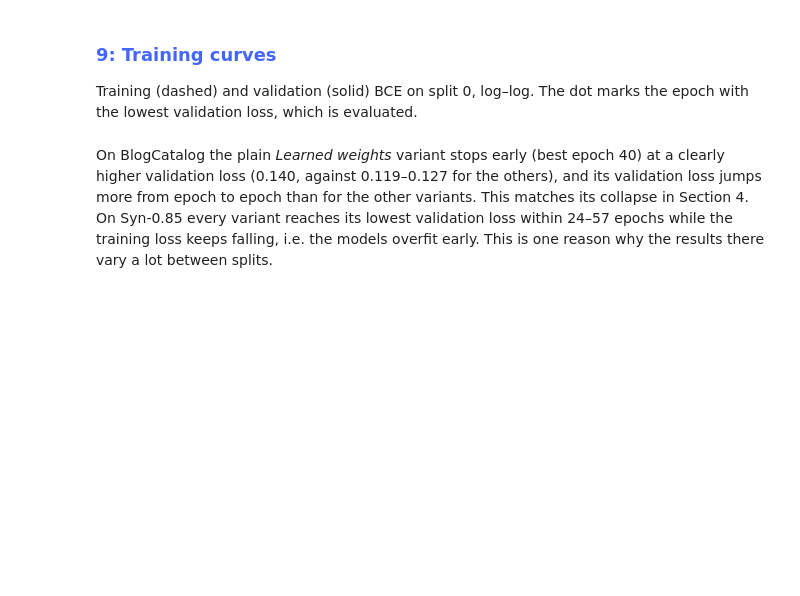
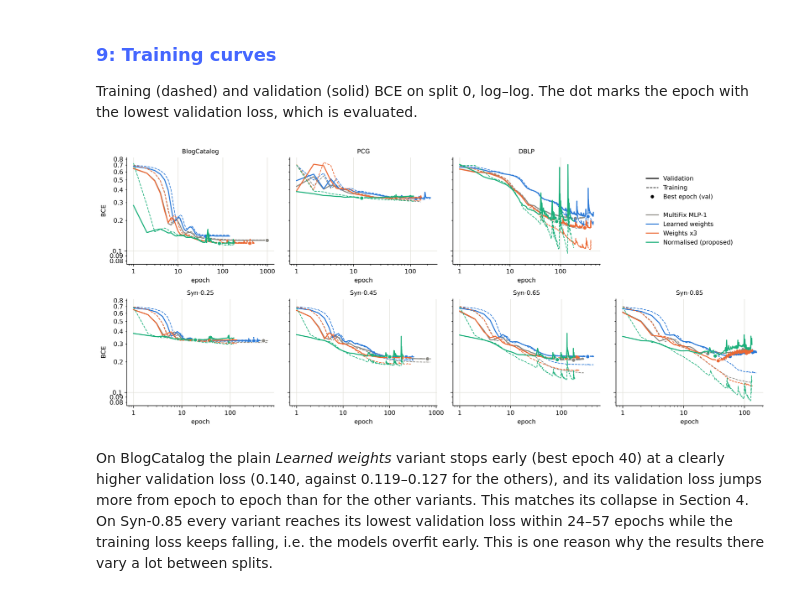
Before and after one commit to TimH149/GraphML, a Jupyter notebook: Project_Notebook.ipynb, the cells around one changed output. Cells and saved outputs as stored; diff of their text form; code cells hidden in the pictures; blank space fills up the shorter version.

```diff
--- a/Project_Notebook.ipynb
+++ b/Project_Notebook.ipynb
@@ -847,31 +1035,49 @@ The normalised variant adds about 82–88K parameters (the projections $\mathbf
 
 Training (dashed) and validation (solid) BCE on split 0, log–log. The dot marks the epoch with the lowest validation loss, which is evaluated.
 # %%
-fig, axes = plt.subplots(2, 4, figsize=(14, 6))
-for ax, key in zip(axes.flat, DATASETS):
+fig, axes = plt.subplots(2, 4, figsize=(14, 6), dpi=300, sharey=True)
+
+# 3 plots on the top row, 4 on the bottom row; top-right cell is reserved for the legend
+plot_axes = list(axes[0, :3]) + list(axes[1, :])
+legend_ax = axes[0, 3]
+
+for ax, key in zip(plot_axes, DATASETS):
     ds = key + ("-cleanval" if key == "dblp" else "")
     for v, fusion in zip(MAIN, ["concat", "weighted", "weighted-x3", "weighted-norm"]):
         c = pd.read_csv(f"{RESULTS_DIR}/curves/{ds}__relu__{fusion}__split_0__seed0.csv")
         e = c["epoch"] + 1
         ax.plot(e, c["val_loss"], color=VARIANT_COLORS[v], lw=1.5, label=v)
         ax.plot(e, c["train_loss"], color=VARIANT_COLORS[v], lw=1, ls="--")
         b = c["val_loss"].idxmin()
         ax.plot(e[b], c["val_loss"][b], "o", color=VARIANT_COLORS[v], markersize=6, markeredgecolor="white")
     ax.set_xscale("log")
     ax.set_yscale("log")
     ax.yaxis.set_major_formatter(plt.FormatStrFormatter("%g"))
     ax.yaxis.set_minor_formatter(plt.FormatStrFormatter("%g"))
     ax.xaxis.set_major_formatter(plt.FormatStrFormatter("%g"))
     ax.set_title(NAMES[key], fontsize=9)
     ax.set_xlabel("epoch")
+
 axes[0, 0].set_ylabel("BCE")
 axes[1, 0].set_ylabel("BCE")
-handles, labels = axes[0, 0].get_legend_handles_labels()
-axes.flat[-1].axis("off")
-axes.flat[-1].legend(handles, labels, frameon=False, loc="center",
-                     title="solid: validation, dashed: training")
+
+variant_handles, variant_labels = plot_axes[0].get_legend_handles_labels()
+style_handles = [Line2D([], [], color="black", lw=1.5, ls="-"),
+                 Line2D([], [], color="black", lw=1, ls="--"),
+                 Line2D([], [], color="black", marker="o", ls="", markersize=6, markeredgecolor="white")]
+style_labels = ["Validation", "Training", "Best epoch (val)"]
+
+spacer = Line2D([], [], color="none")
+
+legend_ax.axis("off")
+legend_ax.legend(style_handles + [spacer] + variant_handles,
+                 style_labels + [""] + variant_labels,
+                 frameon=False, loc="center")
+
 plt.tight_layout()
 plt.show()
+# %% [output]
+[figure, added]
 # %% [markdown]
 On BlogCatalog the plain *Learned weights* variant stops early (best epoch 40) at a clearly higher validation loss (0.140, against 0.119–0.127 for the others), and its validation loss jumps more from epoch to epoch than for the other variants. This matches its collapse in Section 4. On Syn-0.85 every variant reaches its lowest validation loss within 24–57 epochs while the training loss keeps falling, i.e. the models overfit early. This is one reason why the results there vary a lot between splits.
 # %% [markdown]
```
Also changed, not shown: parts of 16 cells of this notebook.
